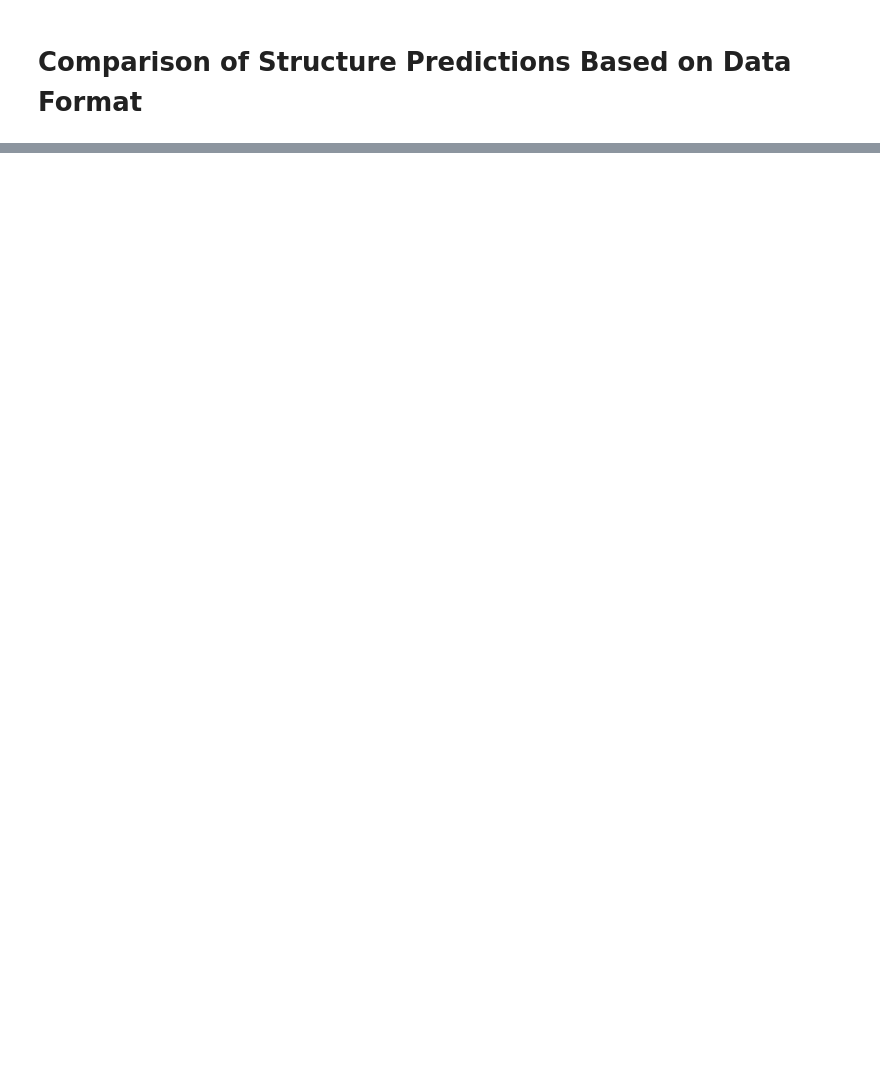
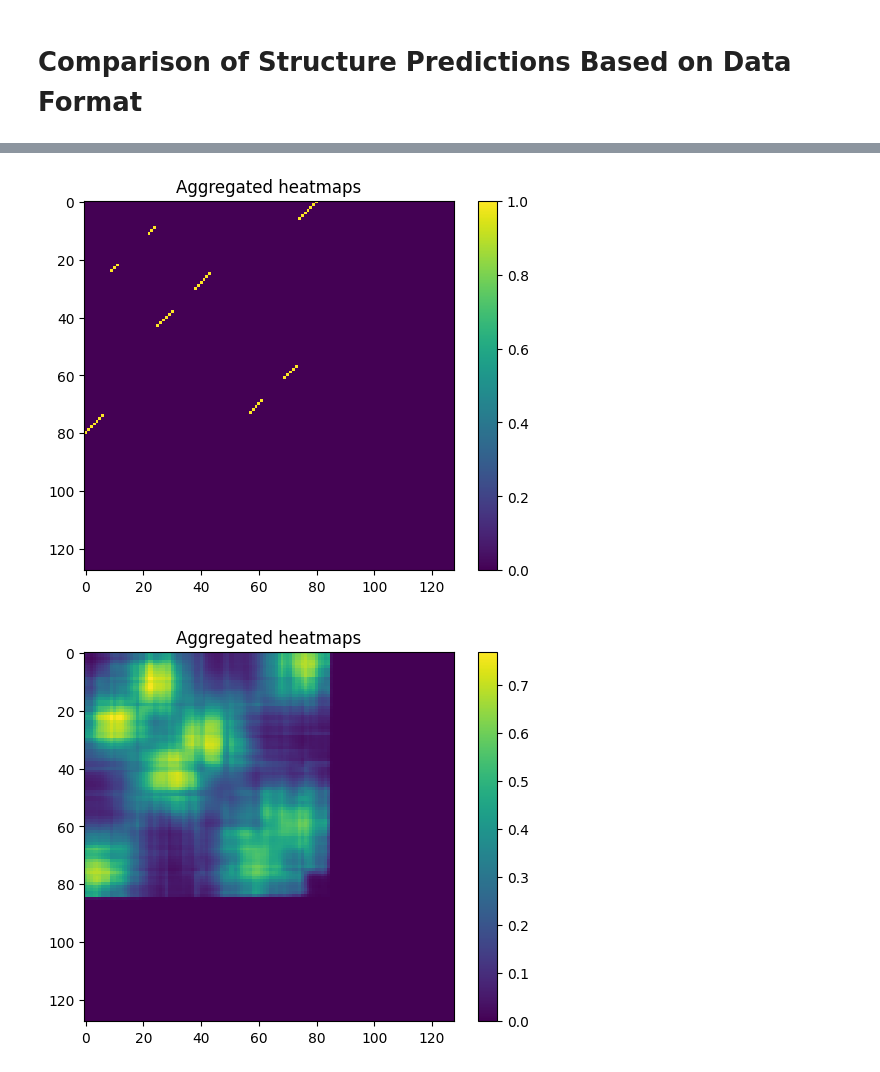
Before and after one commit to Vincent-Therrien/diurnal, a Jupyter notebook: demo/transform.ipynb, the cells around one changed output, grey strips where cells are left out. Saved outputs shown, nothing was run; the diff lists cells and outputs as text; code cells hidden in the pictures; blank space fills up the shorter version.

```diff
--- a/demo/transform.ipynb
+++ b/demo/transform.ipynb
@@ -157,0 +209,19 @@ visualize.heatmap(probe)
+# %%
+from diurnal.models import deep
+from diurnal.models.deep import cnn
+from torch import optim, nn
+
+N_MAX_EPOCHS = 500
+model = deep.NN(
+    model=cnn.Autoencoder2D,
+    N=SIZE,
+    n_epochs=N_MAX_EPOCHS,
+    optimizer=optim.Adam,
+    loss_fn=nn.MSELoss,
+    optimizer_args={"eps": 1e-4},
+    loss_fn_args=None,
+    use_half=True,
+    patience=5,
+    verbosity=2,
+)
+model.train(t, v)
@@ -157,0 +246,13 @@ visualize.heatmap(probe)
+# %%
+index = 0
+prediction = model.predict([tt["input"][0][index]])
+distance = tt["output"][index]
+true = tt["contact"][index]
+sequence = tt["sequence"][index]
+# %%
+visualize.heatmap(true)
+folded = prediction * prediction.T
+visualize.heatmap(folded)
+# %% [output]
+[figure, added]
+[figure, added]
```
Also changed, not shown: parts of 20 cells of this notebook, 4 other files.
